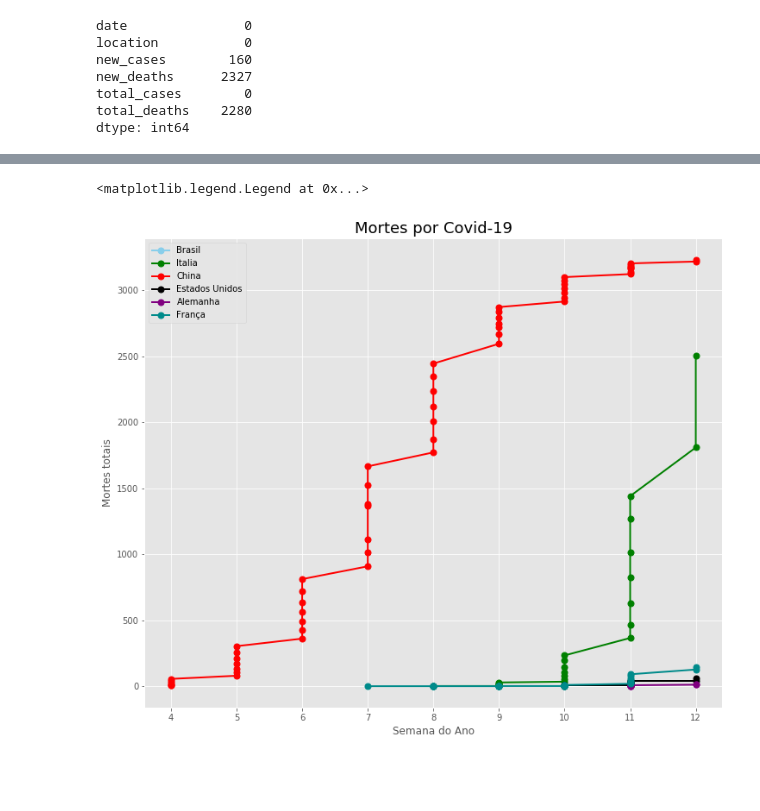
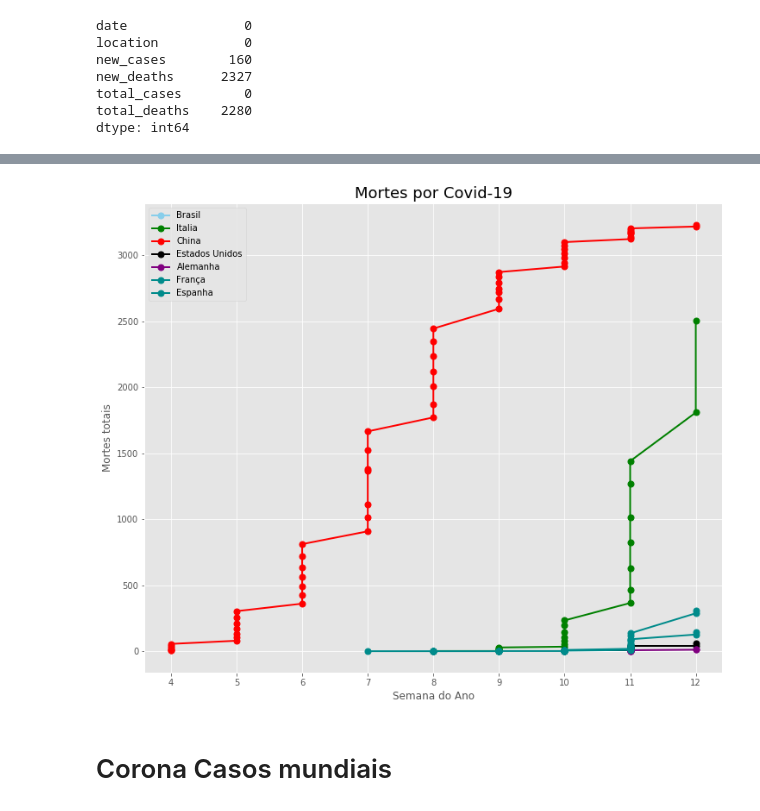
Before and after one commit to andregerardi/Covid-19, a Jupyter notebook: Modelo_Covid19.ipynb, the cells around one changed output, grey strips where cells are left out. Drawn from its saved outputs; the diff is of its cells as text; code cells hidden in the pictures; blank space fills up the shorter version.

```diff
--- a/Modelo_Covid19.ipynb
+++ b/Modelo_Covid19.ipynb
@@ -50,6 +50,7 @@ c = corona[corona.location == 'China']
 e = corona[corona.location == 'United States']
 g = corona[corona.location == 'Germany']
 f = corona[corona.location == 'France']
+es = corona[corona.location == 'Spain']
 # %%
 #Total de casos
 b2 = pd.DataFrame(b.total_cases)
@@ -82,29 +86,36 @@ plt.legend()
 # %%
 #Total de Mortes
 b1 = pd.DataFrame(b.total_deaths)
 i1 = pd.DataFrame(i.total_deaths)
 c1 = pd.DataFrame(c.total_deaths)
 e1 = pd.DataFrame(e.total_deaths)
 g1 = pd.DataFrame(g.total_deaths)
 f1 = pd.DataFrame(f.total_deaths)
+es1 = pd.DataFrame(es.total_deaths)
+
 
 
 #Total de Casos
 %matplotlib inline
 plt.figure(figsize=(12,10))
 plt.title('Mortes por Covid-19', fontdict={'fontsize':18})
 plt.plot(b1, data=b1, marker='.',  markersize=14, color='skyblue', linewidth=2, label="Brasil")
 plt.plot(i1, data=i1,marker='.',  markersize=14, color='green', linewidth=2, label="Italia" )
 plt.plot(c1, data=c1,marker='.',  markersize=14, color='red', linewidth=2, label="China" )
 plt.plot(e1, data=e1,marker='.',  markersize=14, color='black', linewidth=2, label="Estados Unidos" )
 plt.plot(g1, data=g1,marker='.',  markersize=14, color='purple', linewidth=2, label="Alemanha" )
 plt.plot(f1, data=f1,marker='.',  markersize=14, color='darkcyan', linewidth=2, label="França" )
+plt.plot(es1, data=es1,marker='.',  markersize=14, color='darkcyan', linewidth=2, label="Espanha" )
+
 
 plt.style.use('ggplot')
 plt.xlabel('Semana do Ano')
 plt.ylabel('Mortes totais')
-plt.savefig('MortesCovid.pdf', format='pdf')
 plt.legend()
+plt.savefig('MortesCovid.png', format='png')
 # %% [output]
-<matplotlib.legend.Legend at 0x...>
-[figure, old version]
+[figure, new version]
+# %% [markdown]
+
+
+# Corona Casos mundiais
```
Also changed, not shown: parts of 10 cells of this notebook.
